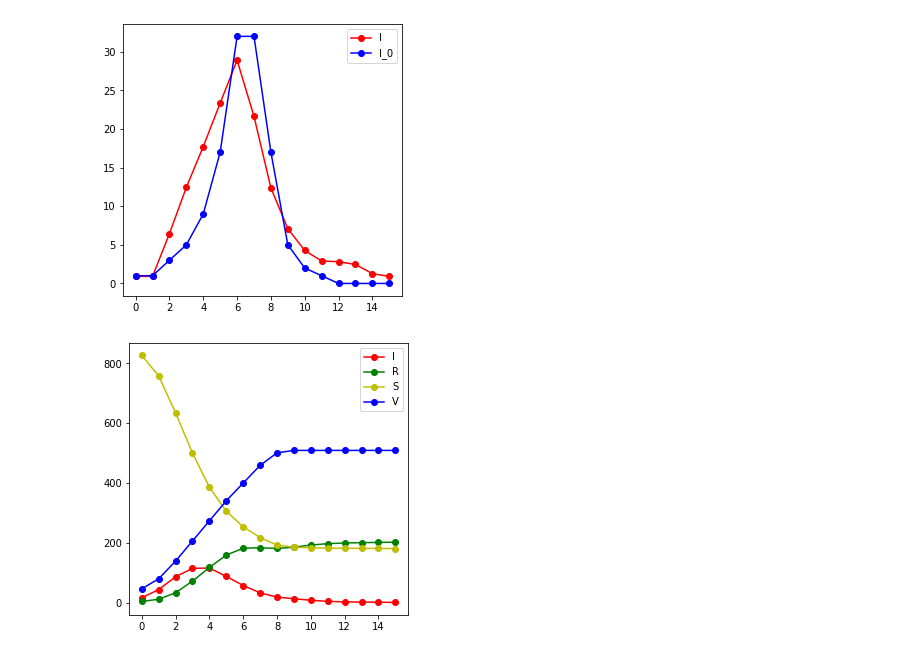
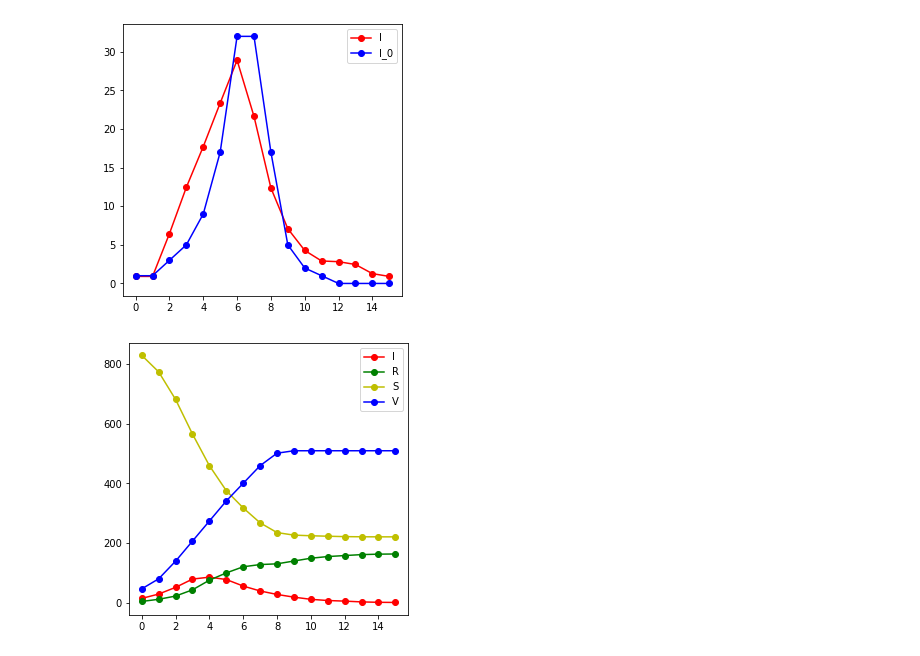
Before and after one commit to ele9996/NetworkDynamicsAndLearningLabs, a Jupyter notebook: HMW3.ipynb, the cells around one changed output. Cells and saved outputs as stored; diff of their text form; code cells hidden in the pictures.

```diff
--- a/HMW3.ipynb
+++ b/HMW3.ipynb
@@ -535,6 +535,10 @@ nodes=934
 N=10
 best_rmse=100000
 mynewinf = np.zeros(weeks)
+myinf=np.zeros(weeks)
+myrec=np.zeros(weeks)
+mysusc=np.zeros(weeks)
+myvacc=np.zeros(weeks)
 # %%
 def my_rand_graph(k,nodes_number):
 
@@ -652,7 +656,7 @@ def MySimVaccine(beta,ro,weeks, nodes,n_status,n_infected,n_subsceptible,n_recov
   #print("final infected array for every week:{}".format(n_infected))
   return n_infected,n_recovered,n_subsceptible,n_vaccinated,n_new_infected,n_new_vaccinated
 # %%
-def find_best(best_rmse,k,beta,ro, delta_beta, delta_k, delta_ro,mynewinf):
+def find_best(best_rmse,k,beta,ro, delta_beta, delta_k, delta_ro,mynewinf,my_inf,my_rec,my_susc,myvacc):
   new_inf_avg=np.copy(mynewinf)
   #new_inf_avg = mynewinf
   k_list=[k-delta_k,k,k+delta_k]
@@ -766,11 +770,10 @@ def find_best(best_rmse,k,beta,ro, delta_beta, delta_k, delta_ro,mynewinf):
   print(new_inf_avg)
   return ro, beta,k,best_rmse,new_inf_avg,avg_inf, avg_recovered, avg_subsceptible, avg_vaccinated
 # %%
-
 i=0
 while True:
   print(i)
-  best_ro,best_beta,best_k,rmse,new_inf_avg,avg_inf, avg_recovered, avg_subsceptible, avg_vaccinated=find_best(best_rmse,k,beta,ro, delta_beta, delta_k, delta_ro,mynewinf)
+  best_ro,best_beta,best_k,rmse,new_inf_avg,avg_inf, avg_recovered, avg_subsceptible, avg_vaccinated=find_best(best_rmse,k,beta,ro, delta_beta, delta_k, delta_ro,mynewinf,myinf,myrec,mysusc,myvacc)
 
   print("beta={}".format(beta))
   print("ro={}".format(ro))
@@ -786,6 +789,10 @@ while True:
     beta=best_beta
     best_rmse=rmse
     mynewinf=np.copy(new_inf_avg)
+    myinf=np.copy(avg_inf)
+    myrec=np.copy(avg_recovered)
+    mysusc=np.copy(avg_subsceptible)
+    myvacc=np.copy(avg_vaccinated)
     break
 
   k=best_k
@@ -793,6 +800,10 @@ while True:
   beta=best_beta
   best_rmse=rmse
   mynewinf=np.copy(new_inf_avg)
+  myinf=np.copy(avg_inf)
+  myrec=np.copy(avg_recovered)
+  mysusc=np.copy(avg_subsceptible)
+  myvacc=np.copy(avg_vaccinated)
 
   i+=1
 print("risultati")
@@ -828,7 +839,7 @@ for i in range(3):
   db=delta_beta[i]
   dk=delta_k[i]
   dro=delta_ro[i]
-  best_ro,best_beta,best_k,rmse,new_inf_avg,avg_inf, avg_recovered, avg_subsceptible, avg_vaccinated=find_best(best_rmse,k,beta,ro, db, dk, dro,mynewinf)
+  best_ro,best_beta,best_k,rmse,new_inf_avg,avg_inf, avg_recovered, avg_subsceptible, avg_vaccinated=find_best(best_rmse,k,beta,ro, db, dk, dro,mynewinf,myinf,myrec,mysusc,myvacc)
   print(new_inf_avg)
 
   k=best_k
@@ -836,6 +847,10 @@ for i in range(3):
   beta=best_beta
   best_rmse=rmse
   mynewinf=np.copy(new_inf_avg)
+  myinf=np.copy(avg_inf)
+  myrec=np.copy(avg_recovered)
+  mysusc=np.copy(avg_subsceptible)
+  myvacc=np.copy(avg_vaccinated)
   i+=1
 
 
@@ -879,14 +894,14 @@ plt.show()
 # %%
 fig, ax = plt.subplots(figsize=(5,5))
 
 
-ax.plot(avg_inf,'ro-', label="I",)
-ax.plot(avg_recovered,'go-', label="R")
-ax.plot(avg_subsceptible,'yo-', label="S")
-ax.plot(avg_vaccinated,'bo-', label="V")
+ax.plot(myinf,'ro-', label="I",)
+ax.plot(myrec,'go-', label="R")
+ax.plot(mysusc,'yo-', label="S")
+ax.plot(myvacc,'bo-', label="V")
 
 
 ax.legend()
 plt.show()
 # %% [output]
-[figure, old version]
+[figure, new version]
```
